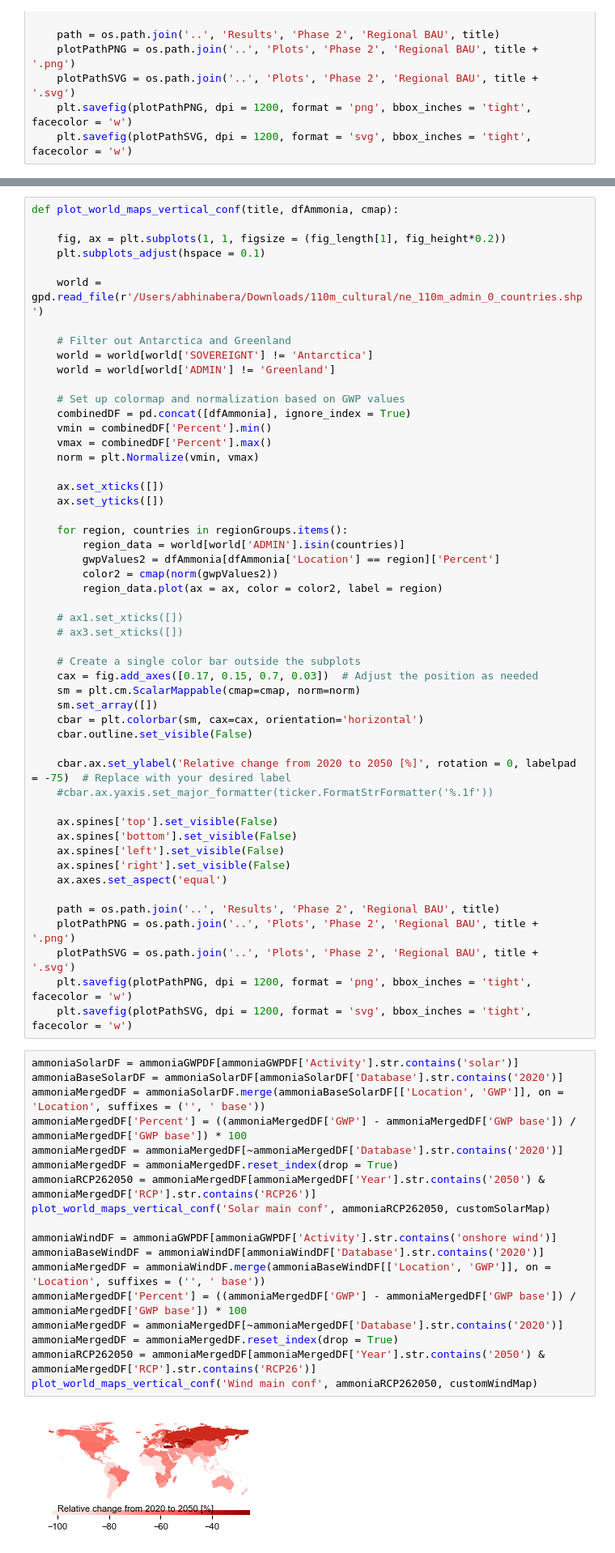
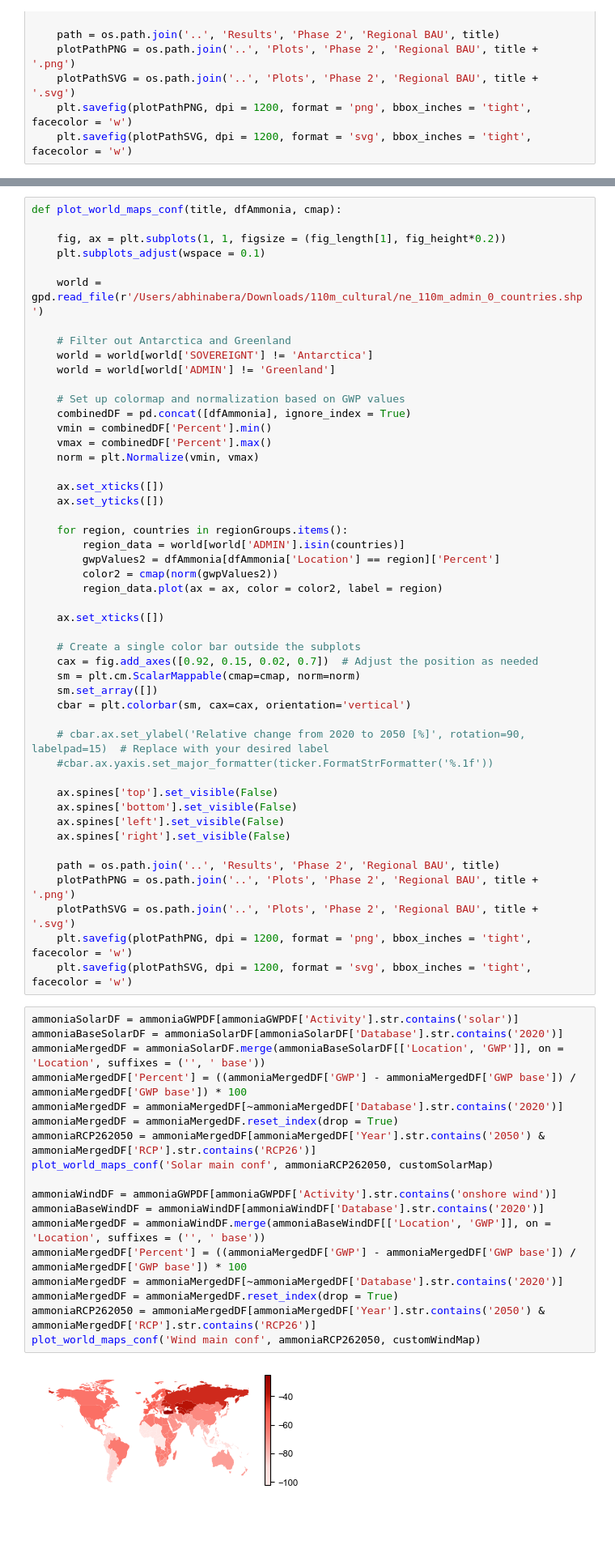
Before and after one commit to abhix2704/Prospective-LCA, a Jupyter notebook: Code/regionalisationBAUMainPlots.ipynb, the cells around one changed output, grey strips where cells are left out. Shown at 81% size. Saved outputs shown, nothing was run; the diff lists cells and outputs as text; blank space fills up the shorter version.

Commit message:
ICC conference figures

```diff
--- a/Code/regionalisationBAUMainPlots.ipynb
+++ b/Code/regionalisationBAUMainPlots.ipynb
@@ -373,10 +373,10 @@ plot_world_maps_vertical('Wind main vertical', hydrogenRCP262050, ammoniaRCP2620
 [figure]
 [figure]
 # %%
-def plot_world_maps_vertical_conf(title, dfAmmonia, cmap):
+def plot_world_maps_conf(title, dfAmmonia, cmap):
 
     fig, ax = plt.subplots(1, 1, figsize = (fig_length[1], fig_height*0.2))
-    plt.subplots_adjust(hspace = 0.1)
+    plt.subplots_adjust(wspace = 0.1)
 
     world = gpd.read_file(r'/Users/abhinabera/Downloads/110m_cultural/ne_110m_admin_0_countries.shp')
 
@@ -399,24 +399,21 @@ def plot_world_maps_vertical_conf(title, dfAmmonia, cmap):
         color2 = cmap(norm(gwpValues2))
         region_data.plot(ax = ax, color = color2, label = region)
 
-    # ax1.set_xticks([])
-    # ax3.set_xticks([])
+    ax.set_xticks([])
 
     # Create a single color bar outside the subplots
-    cax = fig.add_axes([0.17, 0.15, 0.7, 0.03])  # Adjust the position as needed
+    cax = fig.add_axes([0.92, 0.15, 0.02, 0.7])  # Adjust the position as needed
     sm = plt.cm.ScalarMappable(cmap=cmap, norm=norm)
     sm.set_array([])
-    cbar = plt.colorbar(sm, cax=cax, orientation='horizontal')
-    cbar.outline.set_visible(False)
+    cbar = plt.colorbar(sm, cax=cax, orientation='vertical')
 
-    cbar.ax.set_ylabel('Relative change from 2020 to 2050 [%]', rotation = 0, labelpad = -75)  # Replace with your desired label
+    # cbar.ax.set_ylabel('Relative change from 2020 to 2050 [%]', rotation=90, labelpad=15)  # Replace with your desired label
     #cbar.ax.yaxis.set_major_formatter(ticker.FormatStrFormatter('%.1f'))
 
     ax.spines['top'].set_visible(False)
     ax.spines['bottom'].set_visible(False)
     ax.spines['left'].set_visible(False)
     ax.spines['right'].set_visible(False)
-    ax.axes.set_aspect('equal')
 
     path = os.path.join('..', 'Results', 'Phase 2', 'Regional BAU', title)
     plotPathPNG = os.path.join('..', 'Plots', 'Phase 2', 'Regional BAU', title + '.png')
@@ -426,20 +423,20 @@ def plot_world_maps_vertical_conf(title, dfAmmonia, cmap):
 # %%
 ammoniaSolarDF = ammoniaGWPDF[ammoniaGWPDF['Activity'].str.contains('solar')]
 ammoniaBaseSolarDF = ammoniaSolarDF[ammoniaSolarDF['Database'].str.contains('2020')]
 ammoniaMergedDF = ammoniaSolarDF.merge(ammoniaBaseSolarDF[['Location', 'GWP']], on = 'Location', suffixes = ('', ' base'))
 ammoniaMergedDF['Percent'] = ((ammoniaMergedDF['GWP'] - ammoniaMergedDF['GWP base']) / ammoniaMergedDF['GWP base']) * 100
 ammoniaMergedDF = ammoniaMergedDF[~ammoniaMergedDF['Database'].str.contains('2020')]
 ammoniaMergedDF = ammoniaMergedDF.reset_index(drop = True)
 ammoniaRCP262050 = ammoniaMergedDF[ammoniaMergedDF['Year'].str.contains('2050') & ammoniaMergedDF['RCP'].str.contains('RCP26')]
-plot_world_maps_vertical_conf('Solar main conf', ammoniaRCP262050, customSolarMap)
+plot_world_maps_conf('Solar main conf', ammoniaRCP262050, customSolarMap)
 
 ammoniaWindDF = ammoniaGWPDF[ammoniaGWPDF['Activity'].str.contains('onshore wind')]
 ammoniaBaseWindDF = ammoniaWindDF[ammoniaWindDF['Database'].str.contains('2020')]
 ammoniaMergedDF = ammoniaWindDF.merge(ammoniaBaseWindDF[['Location', 'GWP']], on = 'Location', suffixes = ('', ' base'))
 ammoniaMergedDF['Percent'] = ((ammoniaMergedDF['GWP'] - ammoniaMergedDF['GWP base']) / ammoniaMergedDF['GWP base']) * 100
 ammoniaMergedDF = ammoniaMergedDF[~ammoniaMergedDF['Database'].str.contains('2020')]
 ammoniaMergedDF = ammoniaMergedDF.reset_index(drop = True)
 ammoniaRCP262050 = ammoniaMergedDF[ammoniaMergedDF['Year'].str.contains('2050') & ammoniaMergedDF['RCP'].str.contains('RCP26')]
-plot_world_maps_vertical_conf('Wind main conf', ammoniaRCP262050, customWindMap)
+plot_world_maps_conf('Wind main conf', ammoniaRCP262050, customWindMap)
 # %% [output]
-[figure, old version]
+[figure, new version]
```
Also changed, not shown: parts of 1 cell of this notebook, 4 other files.
